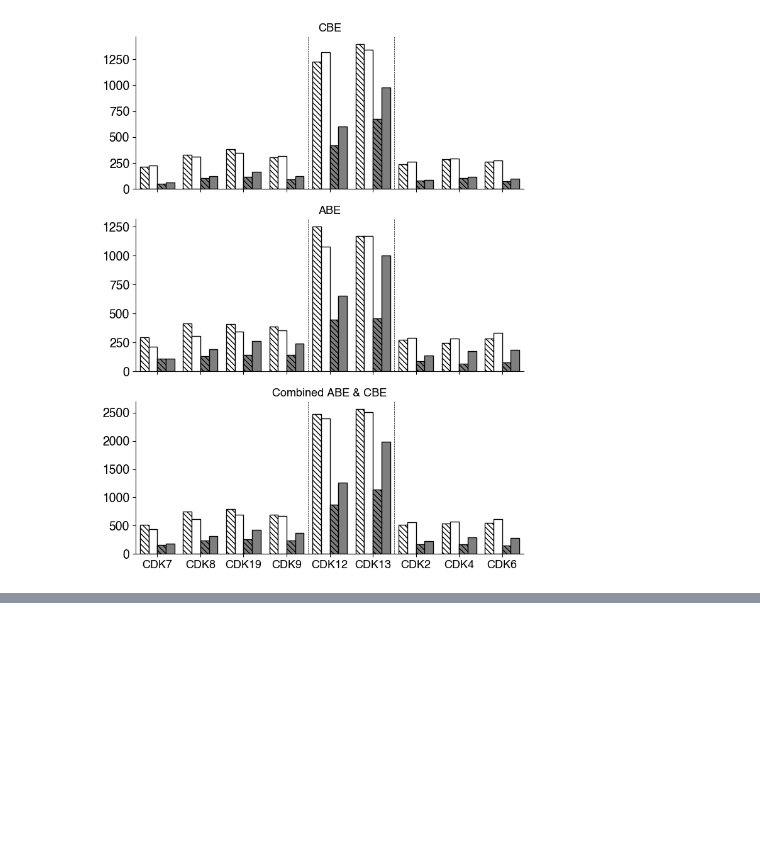
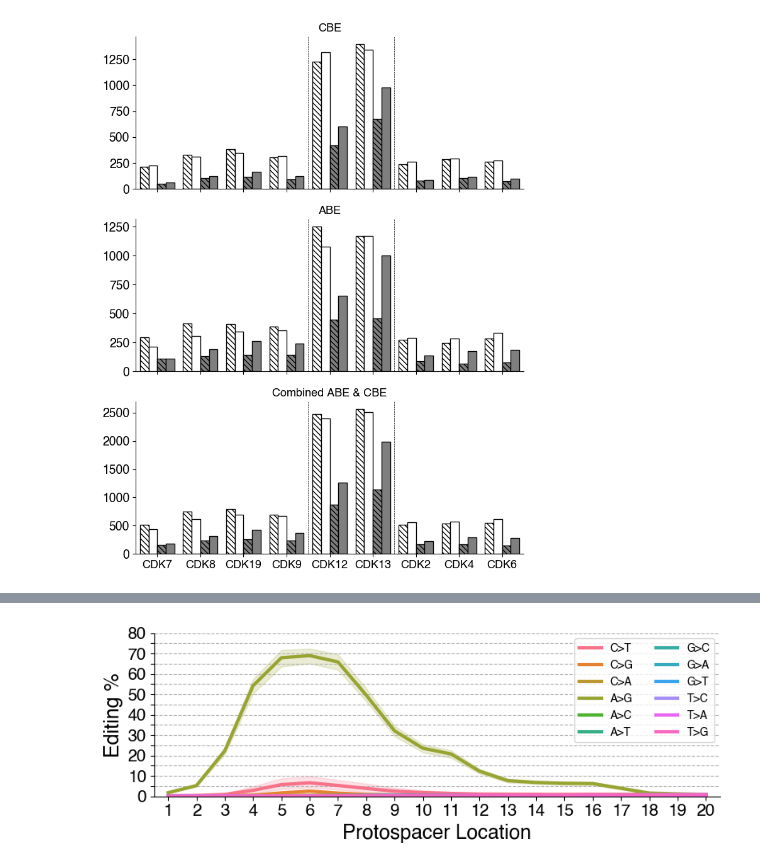
Before and after one commit to samgould2/CDK-BE-mutagenesis, a Jupyter notebook: notebooks/09_analysis_and_viz/editing_analysis.ipynb, the cells around one changed output, grey strips where cells are left out. Drawn from its saved outputs; the diff is of its cells as text; code cells hidden in the pictures; blank space fills up the shorter version.

Commit message:
editing analysis

```diff
--- a/notebooks/09_analysis_and_viz/editing_analysis.ipynb
+++ b/notebooks/09_analysis_and_viz/editing_analysis.ipynb
@@ -951,0 +1029,7 @@ fig.tight_layout()
+# %%
+a1 = pd.read_csv('../../screening_data/04_editing/ABE_CDK2_4_6/full/ABE_ABEMA_full.csv')
+library = pd.read_csv('../../source_data/02_library/CDK_library_final.csv')
+
+
+
+all_combined2 = pd.merge(a1, library,on='gRNA_id')
@@ -951,0 +1093,24 @@ fig.tight_layout()
+# %%
+hd123 = pd.concat(h_holder)
+
+#hd123.to_csv('../../screening_data/04_editing/ABE_editing_by_protospacer_location.csv', index=False)
+# %%
+fig, ax = plt.subplots(figsize=(8,3))
+sns.lineplot(data = hd123, x='Location', y='%Reads', hue='Edit', linewidth=3, errorbar=('ci', 95))
+#sns.scatterplot(data = hd123, x='Location', y='%Reads', hue='Edit', s=50, legend=False)
+
+ax.spines[['right', 'top']].set_visible(False)
+ax.set_xlim(.5,20.5)
+ax.set_ylim(0,80)
+ax.set_yticks([0,5,10,15,20,25,30,35,40,45,50,55,60,65, 70, 75, 80])
+ax.set_xticks([1,2,3,4,5,6,7,8,9,10,11,12,13,14,15,16,17,18,19,20])
+ax.set_yticklabels([0,'',10,'', 20, '', 30, '', 40, '', 50, '', 60, '',  70, '', 80])
+ax.tick_params(axis='both', which='major', labelsize=15)
+ax.grid(axis='y', linestyle='dashed')
+
+ax.set_xlabel('Protospacer Location', fontsize=18)
+ax.set_ylabel('Editing %', fontsize=18)
+ax.legend(ncols=2, fontsize=10)
+fig.tight_layout()
+# %% [output]
+[figure, added]
```
Also changed, not shown: parts of 4 cells of this notebook, 13 other files.
